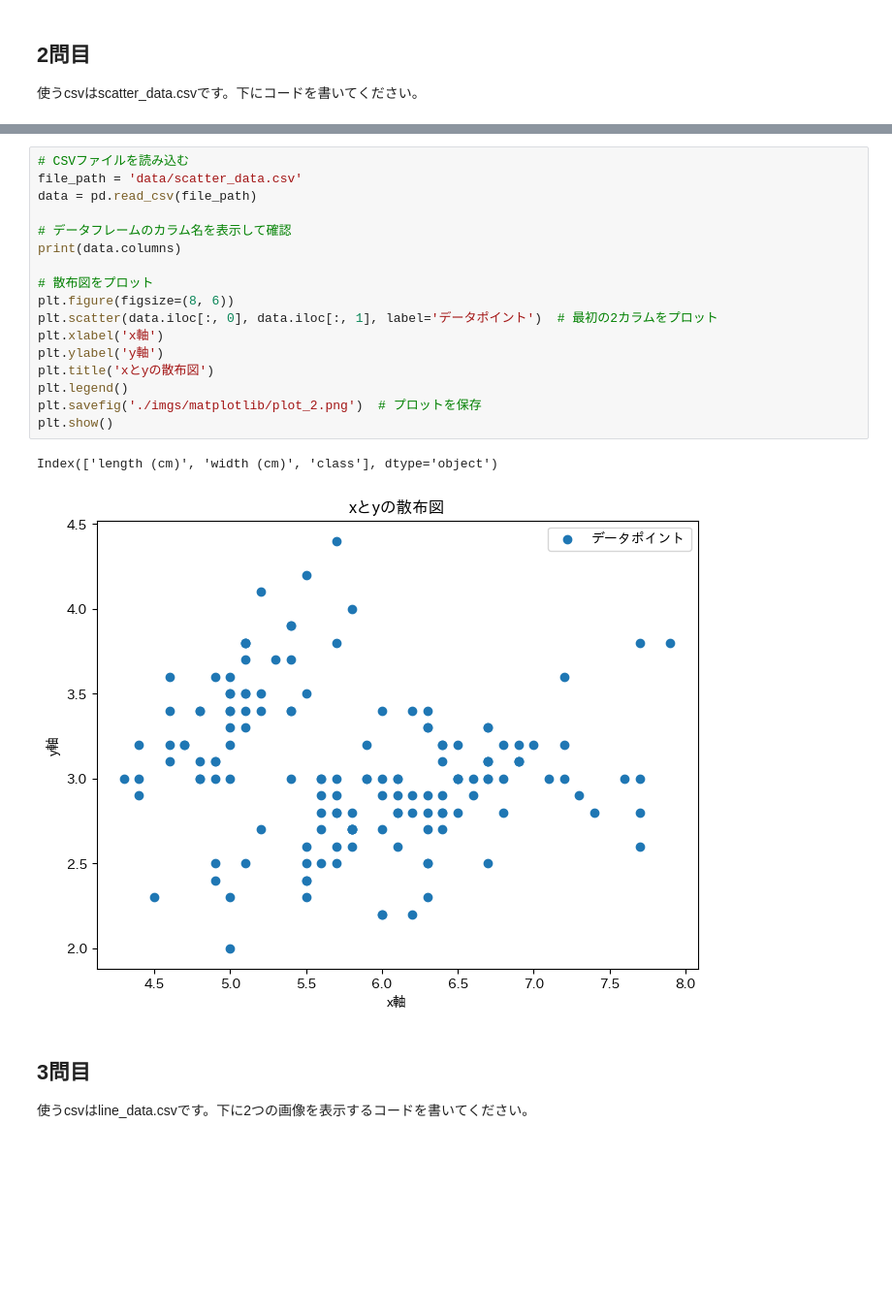
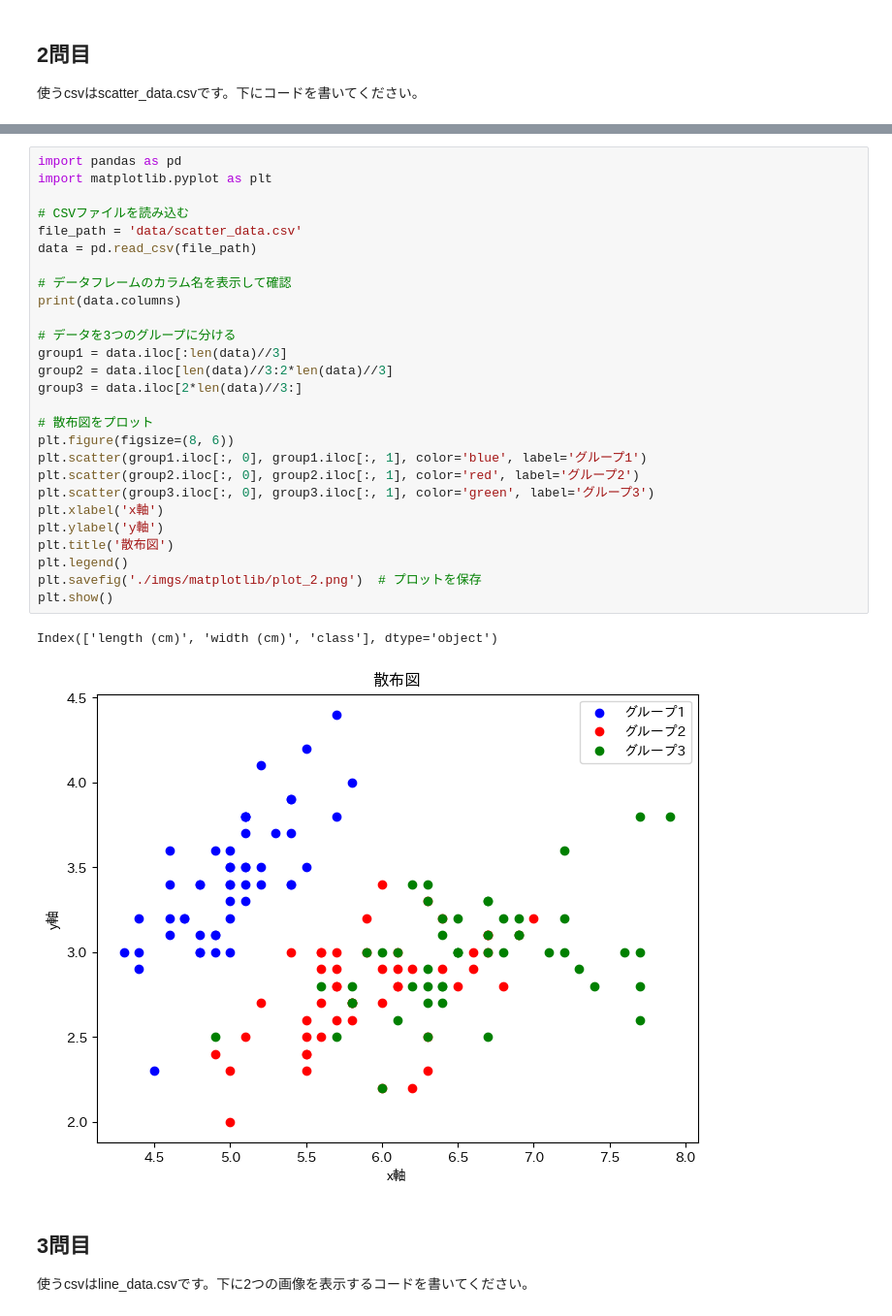
Before and after one commit to LeoMassy/BasicPython, a Jupyter notebook: matplotlib_exercise.ipynb, the cells around one changed output, grey strips where cells are left out. Shown: that part at 97% size. Cells and saved outputs as stored; diff of their text form; blank space fills up the shorter version.

Commit message:
matplotlib解答③

```diff
--- a/matplotlib_exercise.ipynb
+++ b/matplotlib_exercise.ipynb
@@ -36,25 +36,35 @@ plt.show()
 # %% [markdown]
 ![問2](./imgs/matplotlib/plot_2.png)
 # %%
+import pandas as pd
+import matplotlib.pyplot as plt
+
 # CSVファイルを読み込む
 file_path = 'data/scatter_data.csv'
 data = pd.read_csv(file_path)
 
 # データフレームのカラム名を表示して確認
 print(data.columns)
 
+# データを3つのグループに分ける
+group1 = data.iloc[:len(data)//3]
+group2 = data.iloc[len(data)//3:2*len(data)//3]
+group3 = data.iloc[2*len(data)//3:]
+
 # 散布図をプロット
 plt.figure(figsize=(8, 6))
-plt.scatter(data.iloc[:, 0], data.iloc[:, 1], label='データポイント')  # 最初の2カラムをプロット
+plt.scatter(group1.iloc[:, 0], group1.iloc[:, 1], color='blue', label='グループ1')
+plt.scatter(group2.iloc[:, 0], group2.iloc[:, 1], color='red', label='グループ2')
+plt.scatter(group3.iloc[:, 0], group3.iloc[:, 1], color='green', label='グループ3')
 plt.xlabel('x軸')
 plt.ylabel('y軸')
-plt.title('xとyの散布図')
+plt.title('散布図')
 plt.legend()
 plt.savefig('./imgs/matplotlib/plot_2.png')  # プロットを保存
 plt.show()
 # %% [output]
 Index(['length (cm)', 'width (cm)', 'class'], dtype='object')
-[figure, old version]
+[figure, new version]
 # %% [markdown]
 ## 3問目
 使うcsvはline_data.csvです。下に2つの画像を表示するコードを書いてください。
```
Also changed, not shown: 1 other file.
